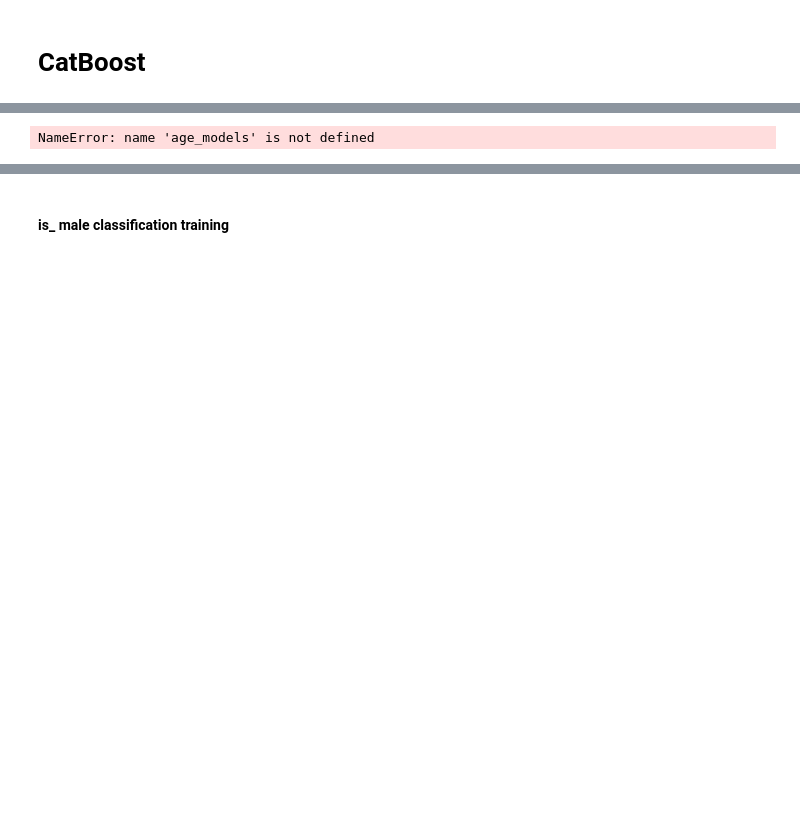
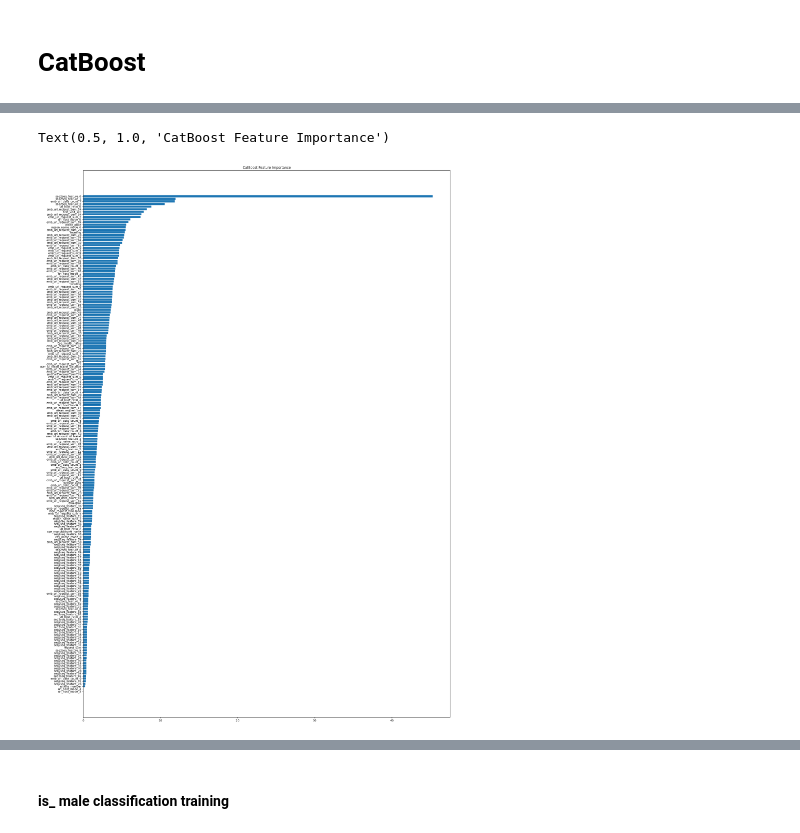
Before and after one commit to shockless/mts-ml-cup, a Jupyter notebook: sandbox/catboost_baseline.ipynb, the cells around one changed output, grey strips where cells are left out. Drawn from its saved outputs; the diff is of its cells as text; code cells hidden in the pictures; blank space fills up the shorter version.

```diff
--- a/sandbox/catboost_baseline.ipynb
+++ b/sandbox/catboost_baseline.ipynb
@@ -637,11 +630,15 @@ df_age["age"] = numpy_age_bucket(df_age["age"])
 # %%
-def coss_val_score(model, df, target_feature, metric, n_folds=5, random_state=42):
+def coss_val_score(model, df, target_feature, metric, n_folds=5, random_state=42, calculate_importance=True):
     y = df[target_feature]
     users = df['user_id']
     X = df.drop(columns=[target_feature, 'user_id'])
 
     scores = []
     models = []
+
+    importances = pd.DataFrame({"Feature Id": X.columns,
+                                "Importance": np.zeros(X.columns.shape[0]),
+                                "std": np.zeros(X.columns.shape[0])})
 
     skf = StratifiedKFold(n_splits=n_folds, random_state=random_state, shuffle=True)
     for i, (train_index, val_index) in enumerate(skf.split(X, y)):
@@ -665,7 +662,27 @@ def coss_val_score(model, df, target_feature, metric, n_folds=5, random_state=42
         scores.append(list(score.values())[0])
         print(f"Fold {i}: {score}")
 
-    return (models, (sum(scores) / n_folds), X.columns)
+        if calculate_importance:
+            r = permutation_importance(model,
+                                       X_val,
+                                       y_val,
+                                       n_repeats=10,
+                                       random_state=42)
+
+
+            importances["Importance"] += r.importances_mean
+            importances["std"] += r.importances_std
+
+#         for i in r.importances_mean.argsort()[::-1]:
+#             print(f"{X_val.columns[i]}")
+#             print(f"{r.importances_mean[i]}")
+
+
+    importances["Importance"] /= n_folds
+    importances["std"] /= n_folds
+    importances["good"] = importances["Importance"] - 2 * importances["std"] > 0
+
+    return (models, (sum(scores) / n_folds), importances, X.columns)
 # %%
 params = {"loss_function": "MultiClass",
           "eval_metric": "TotalF1:average=Weighted",
@@ -679,7 +696,7 @@ params = {"loss_function": "MultiClass",
 
 model_age = CatBoostClassifier(**params)
 # %%
-age_models, scores, features = coss_val_score(model=model_age, df=df_age, target_feature="age", metric=AGE_METRIC)
+age_models, scores, age_importances, features = coss_val_score(model=model_age, df=df_age, target_feature="age", metric=AGE_METRIC, calculate_importance=False)
 
 print(scores)
 # %% [output]
@@ -703,9 +738,9 @@ Learning rate set to 0.098744
 # %%
 for i, model in enumerate(age_models):
-    model.save_model(f"../catboost_models/age_v1/cb_age_v1_{i}")
+    model.save_model(f"../catboost_models/age_v2/cb_age_v2_{i}")
 # %%
 fi = pd.DataFrame(data={
-    "Feature Id": is_male_models[0].get_feature_importance(prettified=True).sort_values("Feature Id")["Feature Id"],
-    "Importamce": sum([model.get_feature_importance(prettified=True).sort_values("Feature Id")["Importances"].to_numpy().flatten() for model in age_models])
+    "Feature Id": age_models[0].get_feature_importance(prettified=True).sort_values("Feature Id")["Feature Id"],
+    "Importance": sum([model.get_feature_importance(prettified=True).sort_values("Feature Id")["Importances"].to_numpy().flatten() for model in age_models])
 })
 fi
@@ -712,9 +761,10 @@ fi
 # %%
-feature_importance = fi["Importamce"].to_numpy()
+feature_importance = fi["Importance"].to_numpy()
 sorted_idx = np.argsort(feature_importance)
-fig = plt.figure(figsize=(24, 24))
+fig = plt.figure(figsize=(24, 36))
 plt.barh(range(len(sorted_idx)), feature_importance[sorted_idx], align='center')
 plt.yticks(range(len(sorted_idx)), fi["Feature Id"].to_numpy()[sorted_idx])
-plt.title('Feature Importance')
+plt.title('CatBoost Feature Importance')
 # %% [output]
-NameError: name 'age_models' is not defined
+Text(0.5, 1.0, 'CatBoost Feature Importance')
+[figure, added]
```
Also changed, not shown: parts of 56 cells of this notebook, 4 other files.
